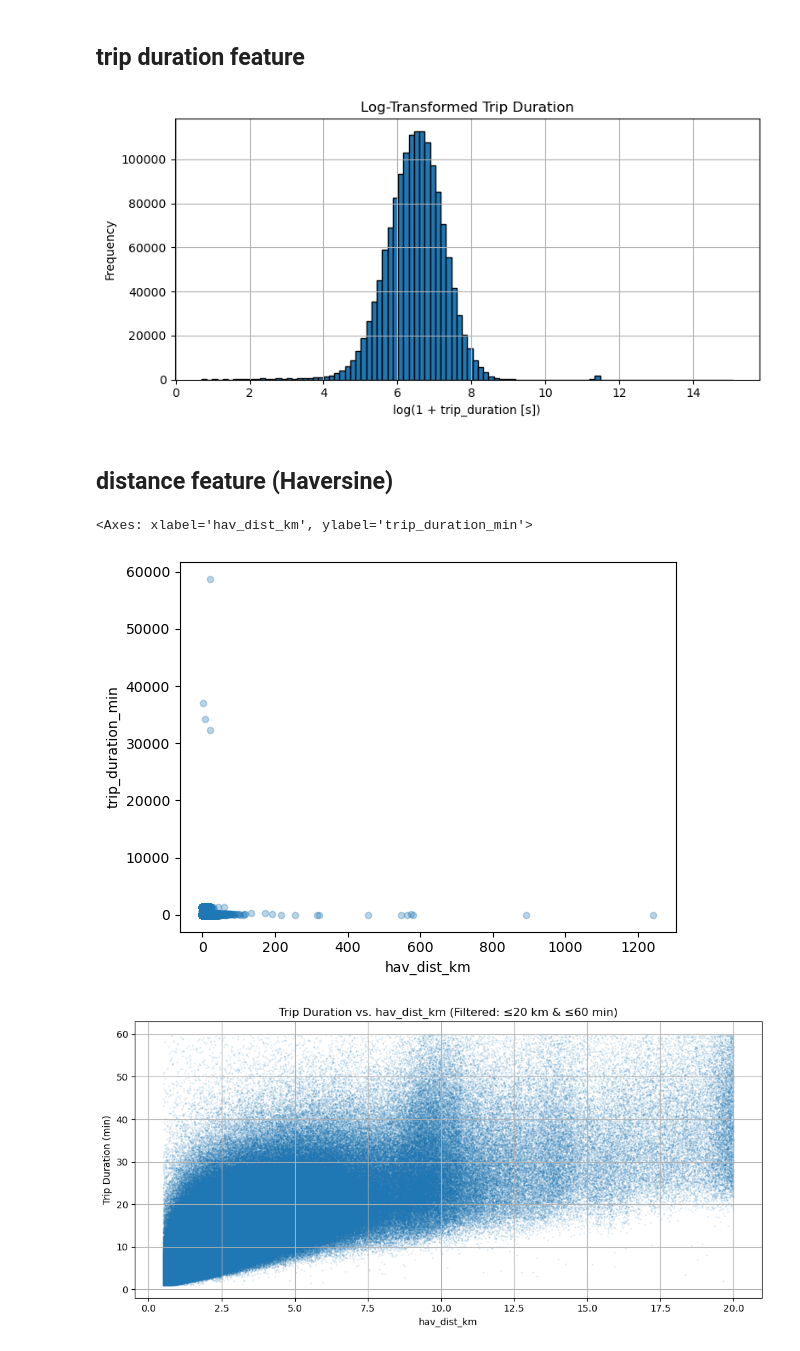
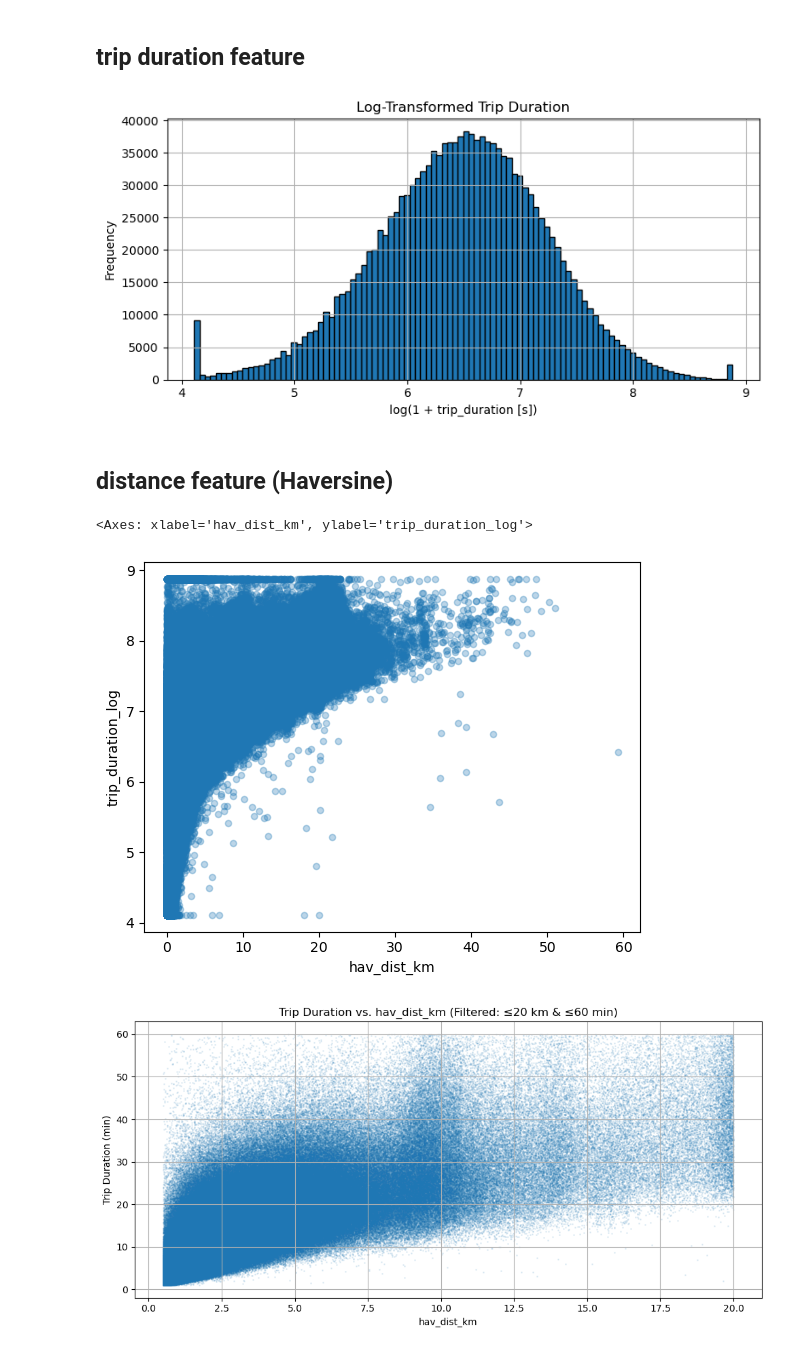
Before and after one commit to Wendo99/NYC-Taxi-Trip-Duration, a Jupyter notebook: notebooks/taxi.ipynb, the cells around one changed output. Drawn from its saved outputs; the diff is of its cells as text; code cells hidden in the pictures.

```diff
--- a/notebooks/taxi.ipynb
+++ b/notebooks/taxi.ipynb
@@ -146,7 +147,7 @@ Name: count, dtype: int64
 - 60 with passenger count 0
 - 5 with passenger count > 6
 # %%
-taxi_data['passenger_count_invalid'] = ~taxi_data['passenger_count'].between(1, 6)
+taxi_data=flag_and_clip(taxi_data, 'passenger_count', 'passenger_count_invalid', 1, 6)
 # %%
 taxi_data['passenger_count'].value_counts().sort_index().plot(kind='bar')
 # %% [output]
@@ -178,7 +179,14 @@ min       -1.219333e+02     3.435970e+01      -1.219333e+02      3.218114e+01
 75%       -7.396733e+01     4.076836e+01      -7.396301e+01      4.076981e+01
 max       -6.133553e+01     5.188108e+01      -6.133553e+01      4.392103e+01
 # %%
-taxi_data = tcl.flag_invalid_coords(taxi_data)
+taxi_data=flag_and_clip(taxi_data, 'pickup_longitude', 'pickup_longitude_invalid', cf.NYC_LON_MIN,
+              cf.NYC_LON_MAX)
+taxi_data=flag_and_clip(taxi_data, 'pickup_latitude', 'pickup_latitude_invalid', cf.NYC_LAT_MIN,
+              cf.NYC_LAT_MAX)
+taxi_data=flag_and_clip(taxi_data, 'dropoff_longitude', 'dropoff_longitude_invalid', cf.NYC_LON_MIN,
+              cf.NYC_LON_MAX)
+taxi_data=flag_and_clip(taxi_data, 'dropoff_latitude', 'dropoff_latitude_invalid', cf.NYC_LAT_MIN,
+              cf.NYC_LAT_MAX)
 # %% [markdown]
 - Some trip coordinates lie outside NYC bounds
 - Some points lie far outside the visible city bounds — likely due to GPS glitches or data corruption.
@@ -205,5 +213,3 @@ plt.show()
 # %% [markdown]
 - Most pickups and dropoffs are located within the NYC area (Manhattan, Brooklyn, Queens).
 - Clear density clusters appear around Midtown and Downtown Manhattan.
-# %%
-taxi_data = tcl.flag_geographic_outliers(taxi_data)
@@ -237,7 +241,7 @@ min      1.000000e+00
 max      3.526282e+06
 Name: trip_duration, dtype: float64
 # %%
-taxi_data['trip_duration_outlier'] = ~taxi_data['trip_duration'].between(60, 7200)
+taxi_data = flag_and_clip(taxi_data, 'trip_duration', 'trip_duration_outlier', 60, 7200)
 # %%
 taxi_data['trip_duration'].plot.hist(bins=100, range=(0, 3600))  # bis 1 Stunde
 # %% [output]
@@ -268,16 +272,16 @@ plt.grid(True)
 plt.tight_layout()
 plt.show()
 # %% [output]
-[figure, old version]
+[figure, new version]
 # %% [markdown]
 ## distance feature (Haversine)
 # %%
 taxi_data = te.add_taxi_distance_features(taxi_data)
 # %%
-taxi_data.plot.scatter(x='hav_dist_km', y='trip_duration_min', alpha=0.3)
+taxi_data.plot.scatter(x='hav_dist_km', y='trip_duration_log', alpha=0.3)
 # %% [output]
-<Axes: xlabel='hav_dist_km', ylabel='trip_duration_min'>
+<Axes: xlabel='hav_dist_km', ylabel='trip_duration_log'>
-[figure, old version]
+[figure, new version]
 # %%
 # Filter for clearer visualization
 filtered_data = taxi_data[
```
Also changed, not shown: parts of 12 cells of this notebook, 11 other files.
